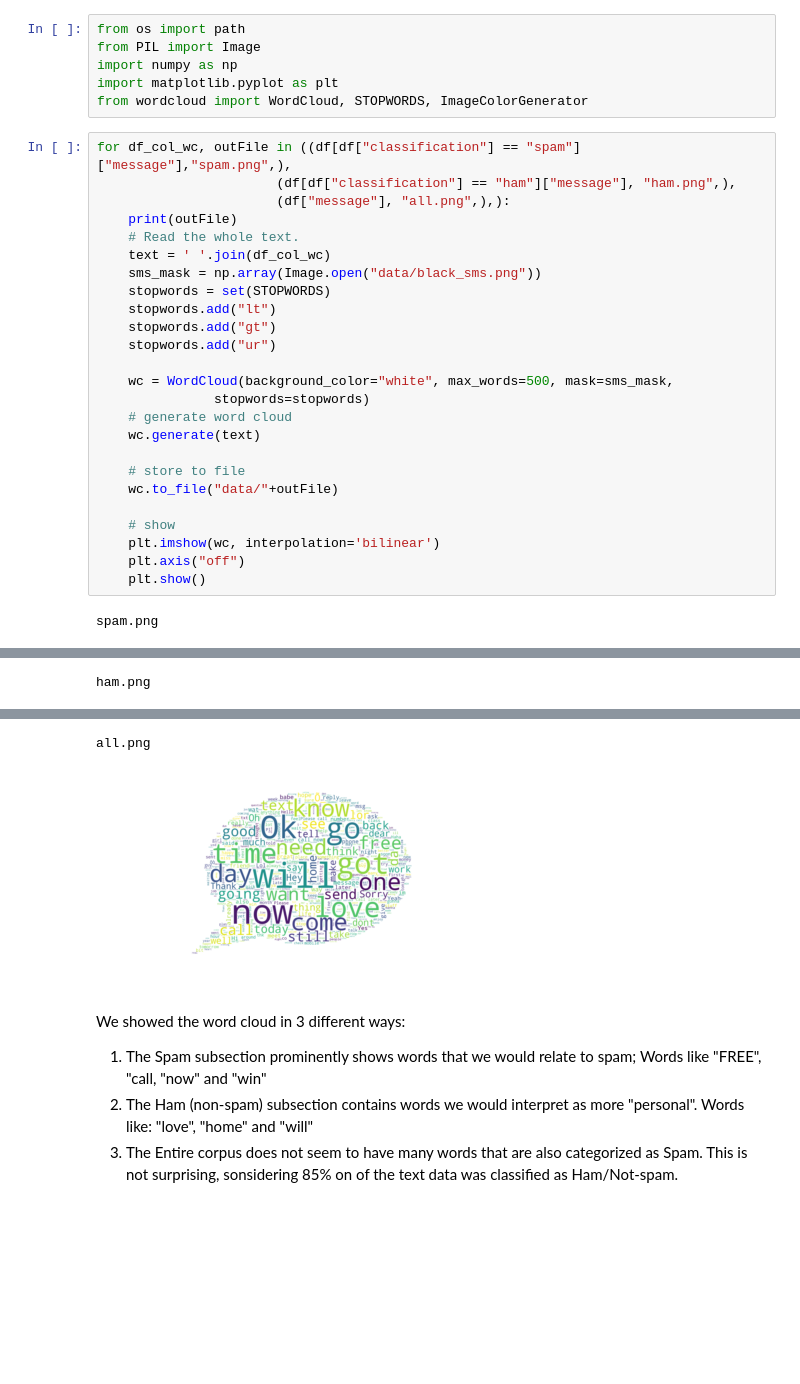
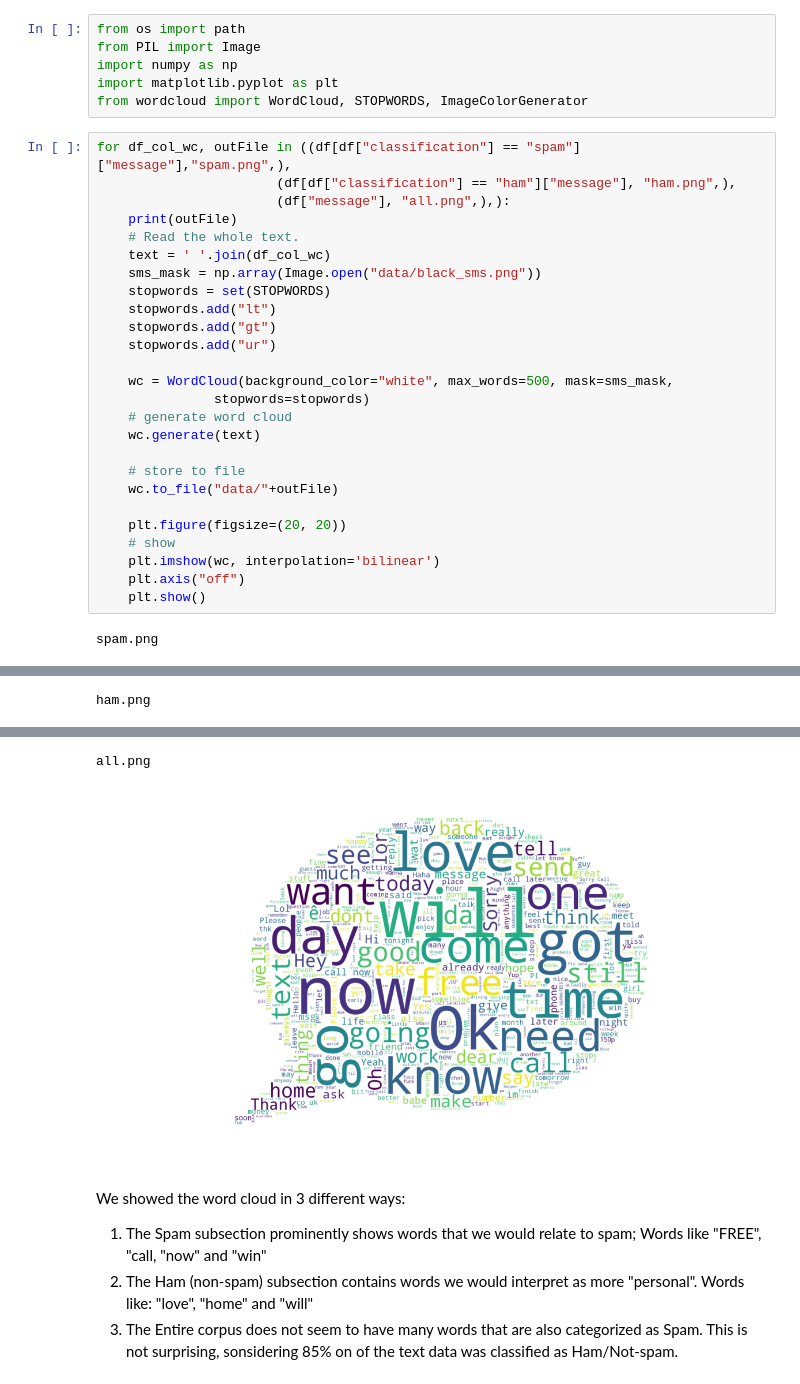
Before and after one commit to ML-Project8/SpamVsHamDataAnalysis, a Jupyter notebook: Lab2-SpamVsHam.ipynb, the cells around one changed output, grey strips where cells are left out. Saved outputs shown, nothing was run; the diff lists cells and outputs as text; blank space fills up the shorter version.

```diff
--- a/Lab2-SpamVsHam.ipynb
+++ b/Lab2-SpamVsHam.ipynb
@@ -118,6 +118,7 @@ for df_col_wc, outFile in ((df[df["classification"] == "spam"]["message"],"spam.
     # store to file
     wc.to_file("data/"+outFile)
 
+    plt.figure(figsize=(20, 20))
     # show
     plt.imshow(wc, interpolation='bilinear')
     plt.axis("off")
@@ -130,5 +131,5 @@ ham.png
 all.png
-[figure, old version]
+[figure, new version]
 # %% [markdown]
 We showed the word cloud in 3 different ways:
 
```
Also changed, not shown: parts of 17 cells of this notebook, 4 other files.
